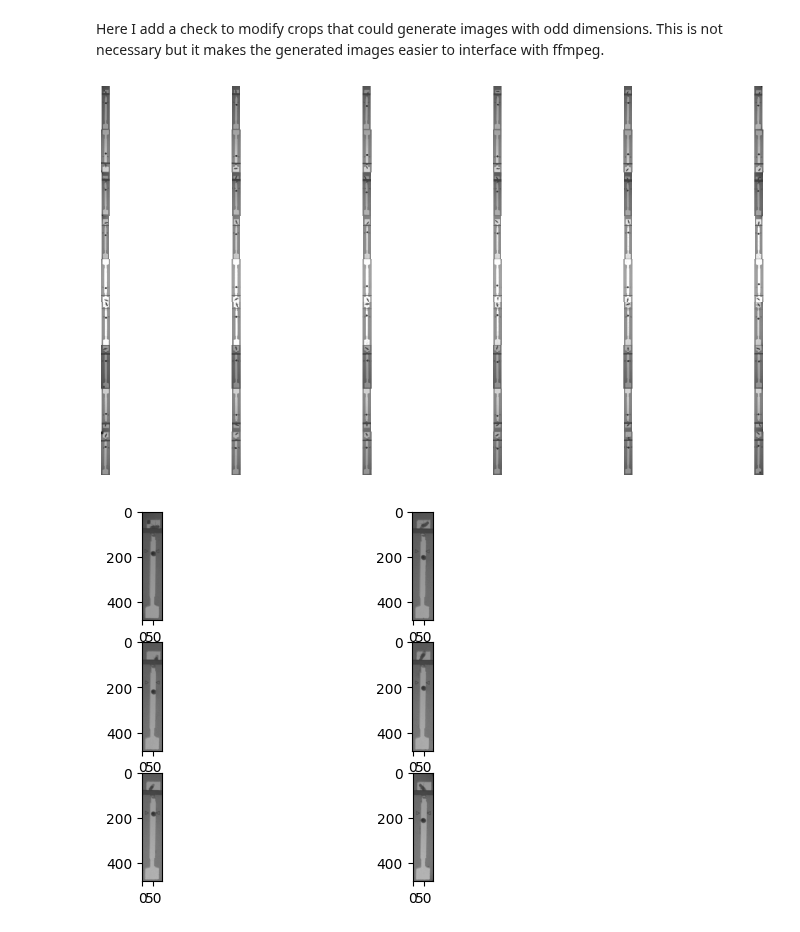
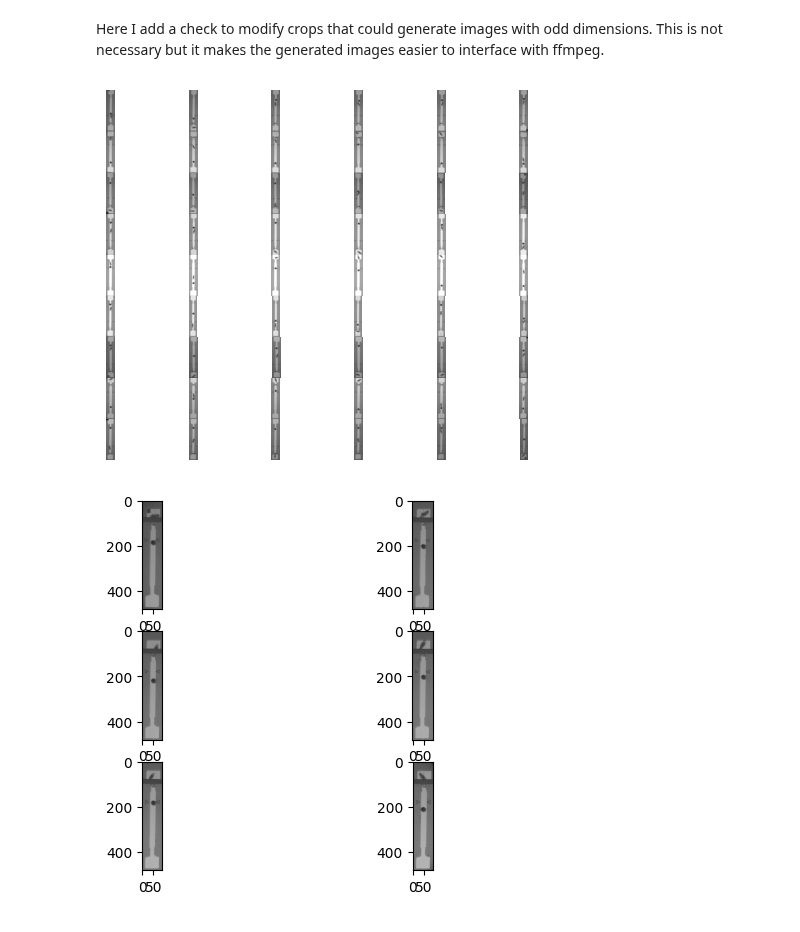
Before and after one commit to NeLy-EPFL/Tracking_Analysis, a Jupyter notebook: Tracktor/Array2Corridors_Troubleshooting.ipynb, the cells around one changed output. Cells and saved outputs as stored; diff of their text form; code cells hidden in the pictures.

```diff
--- a/Tracktor/Array2Corridors_Troubleshooting.ipynb
+++ b/Tracktor/Array2Corridors_Troubleshooting.ipynb
@@ -282,26 +284,26 @@ Corridors = modify_corridors(Corridors)
 # %%
 # Same as above but with the corrected corridors
 fig, axs = plt.subplots(9, 6)
 for i in range(9):
     for j in range(6):
         axs[i, j].imshow(
             frame[
-                CorrectedCorridors[i][j][1] : CorrectedCorridors[i][j][3],
-                CorrectedCorridors[i][j][0] : CorrectedCorridors[i][j][2],
+                Corridors[i][j][1] : Corridors[i][j][3],
+                Corridors[i][j][0] : Corridors[i][j][2],
             ],
             cmap="gray",
             vmin=0,
             vmax=255,
         )
 
 # Remove the axis of each subplot and draw them closer together
 for ax in axs.flat:
     ax.axis("off")
 plt.subplots_adjust(wspace=0, hspace=0)
 
 plt.show()
 # %% [output]
-[figure, old version]
+[figure, new version]
 # %%
 # As an example, display all the corridors from Corridors[0] in a grid based on the frame
 fig, axs = plt.subplots(3, 2)
```
Also changed, not shown: parts of 14 cells of this notebook, 6 other files.
